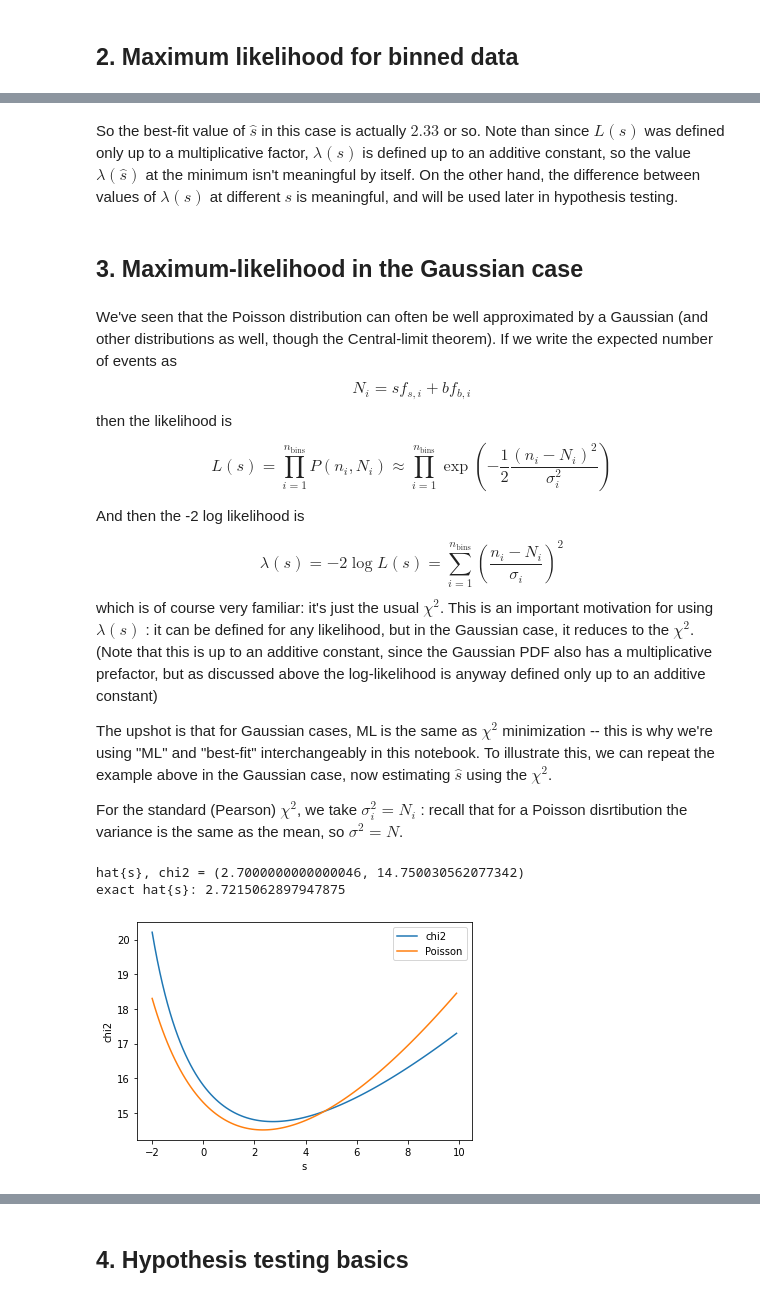
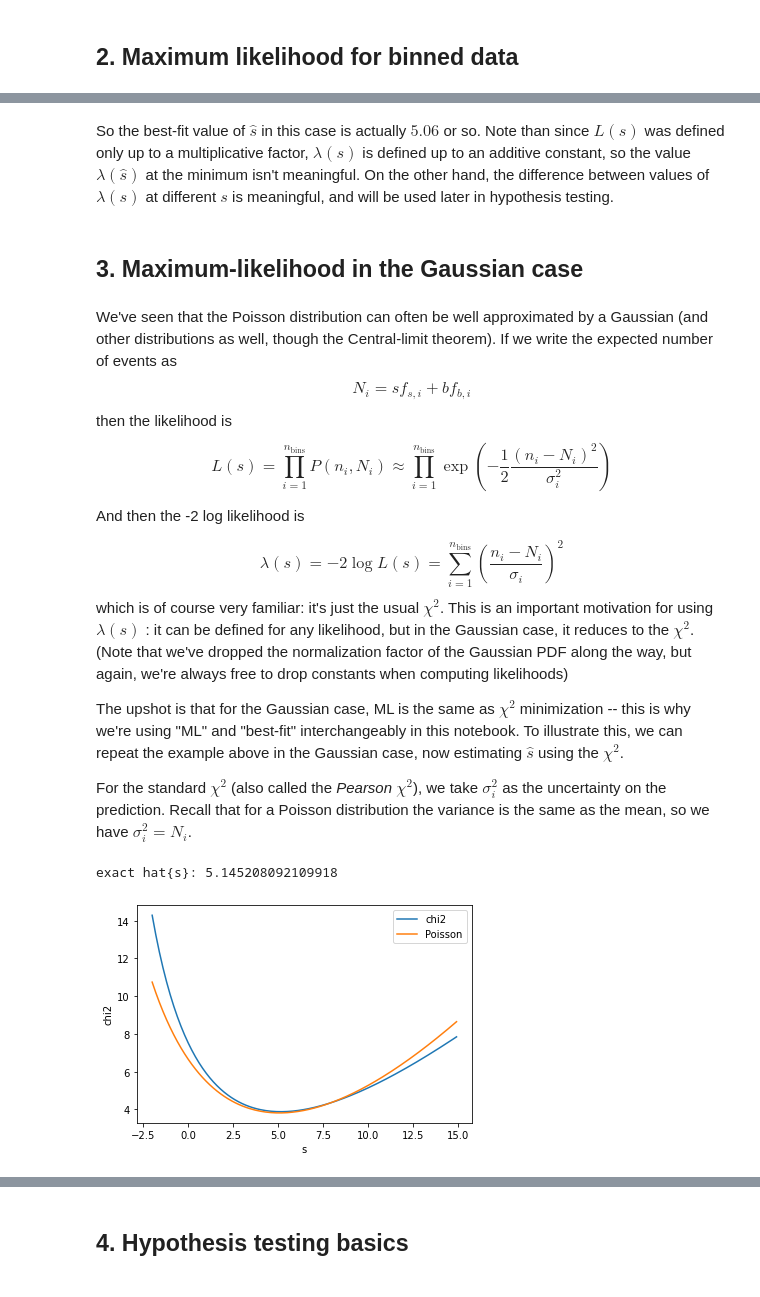
Before and after one commit to fastprof-hep/stats-tutorial, a Jupyter notebook: lecture2_solutions.ipynb, the cells around one changed output, grey strips where cells are left out. Saved outputs shown, nothing was run; the diff lists cells and outputs as text; code cells hidden in the pictures.

```diff
--- a/lecture2_solutions.ipynb
+++ b/lecture2_solutions.ipynb
@@ -33,12 +37,18 @@ We start with a simple example: a counting experiment where we observe $n=5$ wit
 # %%
-n = 5
+# Set the inputs
+n_obs = 5
 b = 3
-s_values = np.arange(0, 5, 0.1) # We scan s from 0 to 5 in steps of 0.1
+
+# We're going to scan values of s ranging from 0 to 5, in steps of 0.1
+s_values = np.arange(0, 5, 0.1)
+
+# Compute the corresponding values of the likelihood (=the PDF), and plot the result
 l_values = [ scipy.stats.poisson.pmf(n, s+b) for s in s_values ] # compute the likelihood (the Poisson PDF for each s)
 plt.plot(s_values, l_values)
 plt.xlabel('s')
-plt.ylabel('L')
-# Find the maximum likelihood value in the list : merge the 2 lists and find the max based on the L value
+plt.ylabel('L(s)')
+
+# Find the maximum likelihood value in the list : merge the 2 lists and find the max based on the second value (L)
 from operator import itemgetter
 print('hat{s}, ML =', max( [ (s,l) for s,l in zip(s_values, l_values) ], key=itemgetter(1)))
 # %% [output]
@@ -92,12 +110,19 @@ The next step is to find the ML estimate (best fit) $\hat{s}$ using $\lambda(s)$
 # %%
-def lambda_s(s) :
-    return sum( [ -2*np.log(scipy.stats.poisson.pmf(n, s*s_yield + b*b_yield)) for n, s_yield, b_yield in zip(data, s_yields, b_yields) ] )
+# Define the s scan
+s_values = np.arange(-2, 15, 0.1)
 
-s_values = np.arange(-2, 10, 0.1) # We scan s from -2 to 3 in steps of 0.1
-lambda_values = np.array([ lambda_s(s) for s in s_values ]) # compute the likelihood (the Poisson PDF for each s)
+# First define a python function to compute lambda(s) :
+def lambda_s(s_val) :
+    return sum( [ -2*np.log(scipy.stats.poisson.pmf(n, s_val*s_frac + b*b_frac)) for n, s_frac, b_frac in zip(data, s_fracs, b_fracs) ] )
+
+# Compute the lambda(s) values for the scan points
+lambda_values = np.array([ lambda_s(s_value) for s_value in s_values ]) # compute the likelihood (the Poisson PDF for each s)
+
+# Plot the result
 plt.plot(s_values, lambda_values)
 plt.xlabel('s')
 plt.ylabel('L')
+
 # Find the maximum likelihood value in the list : merge the 2 lists and find the max based on the L value
 from operator import itemgetter
 print('hat{s}, ML =', min( [ (s,l) for s,l in zip(s_values, lambda_values) ], key=itemgetter(1)))
@@ -114,5 +153,5 @@ exact hat{s}: 2.329820329642895
 # %% [markdown]
-So the best-fit value of $\hat{s}$ in this case is actually $2.33$ or so. Note than since $L(s)$ was defined only up to a multiplicative factor, $\lambda(s)$ is defined up to an additive constant, so the value $\lambda(\hat{s})$ at the minimum isn't meaningful by itself. On the other hand, the difference between values of $\lambda(s)$ at different $s$ is meaningful, and will be used later in hypothesis testing.
+So the best-fit value of $\hat{s}$ in this case is actually $5.06$ or so. Note than since $L(s)$ was defined only up to a multiplicative factor, $\lambda(s)$ is defined up to an additive constant, so the value $\lambda(\hat{s})$ at the minimum isn't meaningful. On the other hand, the difference between values of $\lambda(s)$ at different $s$ is meaningful, and will be used later in hypothesis testing.
 # %% [markdown]
 ## 3. Maximum-likelihood in the Gaussian case
 # %% [markdown]
@@ -130,26 +169,28 @@ And then the -2 log likelihood is
 $$
 \lambda(s) = -2 \log L(s) = \sum_{i=1}^{n_{\text{bins}}}\left(\frac{n_i - N_i}{\sigma_i}\right)^2
 $$
-which is of course very familiar: it's just the usual $\chi^2$. This is an important motivation for using $\lambda(s)$ : it can be defined for any likelihood, but in the Gaussian case, it reduces to the $\chi^2$. (Note that this is up to an additive constant, since the Gaussian PDF also has a multiplicative prefactor, but as discussed above the log-likelihood is anyway defined only up to an additive constant)
+which is of course very familiar: it's just the usual $\chi^2$. This is an important motivation for using $\lambda(s)$ : it can be defined for any likelihood, but in the Gaussian case, it reduces to the $\chi^2$. (Note that we've dropped the normalization factor of the Gaussian PDF along the way, but again, we're always free to drop constants when computing likelihoods)
 
-The upshot is that for Gaussian cases, ML is the same as $\chi^2$ minimization -- this is why we're using "ML" and "best-fit" interchangeably in this notebook. To illustrate this, we can repeat the example above in the Gaussian case, now estimating $\hat{s}$ using the $\chi^2$.
+The upshot is that for the Gaussian case, ML is the same as $\chi^2$ minimization -- this is why we're using "ML" and "best-fit" interchangeably in this notebook. To illustrate this, we can repeat the example above in the Gaussian case, now estimating $\hat{s}$ using the $\chi^2$.
 
-For the standard (Pearson) $\chi^2$, we take $\sigma_i^2 = N_i$ : recall that for a Poisson disrtibution the variance is the same as the mean, so $\sigma^2 = N$.
+For the standard $\chi^2$ (also called the *Pearson* $\chi^2$), we take $\sigma_i^2$ as the uncertainty on the prediction. Recall that for a Poisson distribution the variance is the same as the mean, so we have $\sigma_i^2 = N_i$.
 # %%
+# Define a function to compute the chi2
 def chi2_Pearson(s) :
-    return sum( [ (n - (s*s_yield + b*b_yield))**2/(s*s_yield + b*b_yield) for n, s_yield, b_yield in zip(data, s_yields, b_yields) ] )
-chi2_values = np.array([ chi2_Pearson(s) for s in s_values ]) # compute the chi2 for each s
+    return sum( [ (n - (s*s_frac + b*b_frac))**2/(s*s_frac + b*b_frac) for n, s_frac, b_frac in zip(data, s_fracs, b_fracs) ] )
+
+
+# Conmpute the chi2 values at the scan point and plot the results as before
+chi2_values = np.array([ chi2_Pearson(s) for s in s_values ])
 plt.plot(s_values, chi2_values, label='chi2')
-plt.plot(s_values, lambda_values - 31, label='Poisson')
+plt.plot(s_values, lambda_values - 35, label='Poisson') # Shift the Poisson down to match the chi2
 plt.xlabel('s')
 plt.ylabel('chi2')
 plt.legend();
-# Find the maximum likelihood value in the list : merge the 2 lists and find the max based on the L value
-from operator import itemgetter
-print('hat{s}, chi2 =', min( [ (s,l) for s,l in zip(s_values, chi2_values) ], key=itemgetter(1)))
+
+# Compute the
 print('exact hat{s}:', minimize_scalar(chi2_Pearson, (-2, 10)).x)
 # %% [output]
-hat{s}, chi2 = (2.7000000000000046, 14.750030562077342)
-exact hat{s}: 2.7215062897947875
+exact hat{s}: 5.145208092109918
-[figure, old version]
+[figure, new version]
 # %% [markdown]
```
Also changed, not shown: parts of 19 cells of this notebook, 3 other files.
